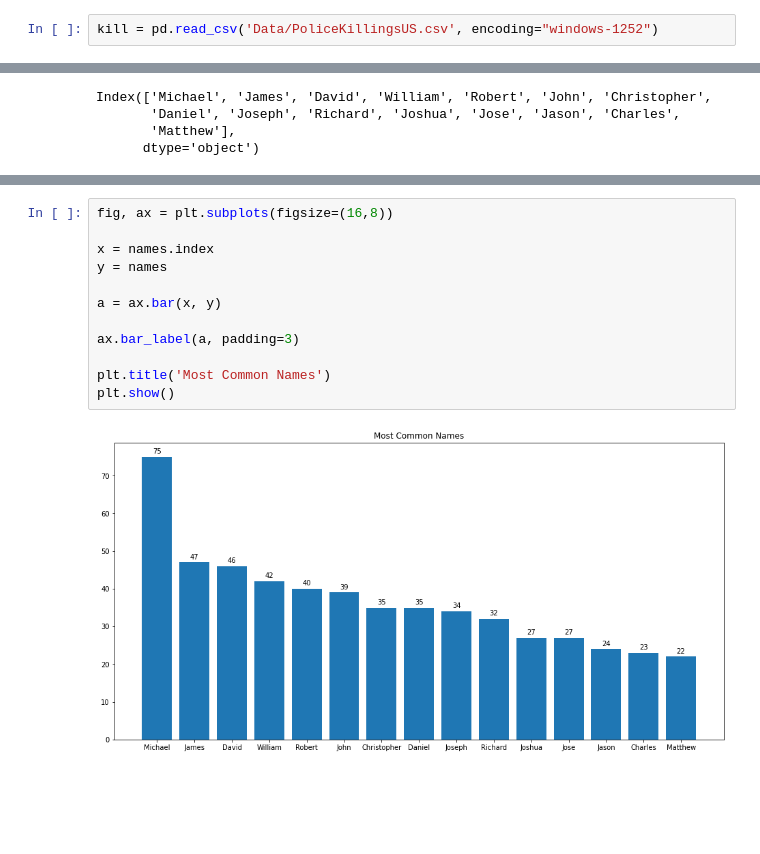
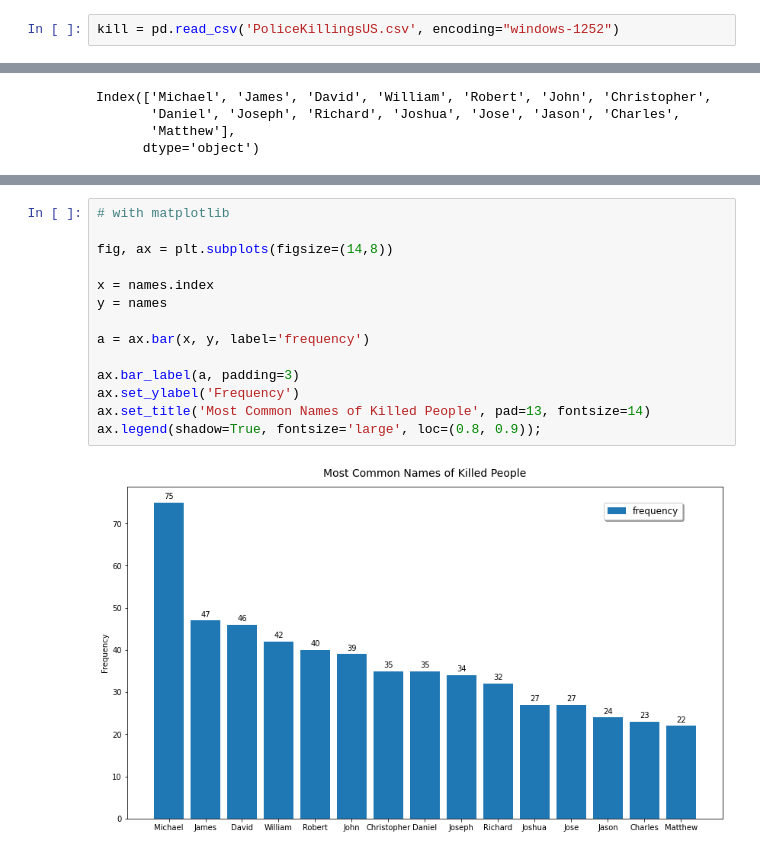
Before and after one commit to adsum-ss/Projects-DataAnalysisWithPython, a Jupyter notebook: Police Killing-USA/DVwPY_PoliceKilling_US1.ipynb, the cells around one changed output, grey strips where cells are left out. Drawn from its saved outputs; the diff is of its cells as text; blank space fills up the shorter version.

```diff
--- a/Police Killing-USA/DVwPY_PoliceKilling_US1.ipynb
+++ b/Police Killing-USA/DVwPY_PoliceKilling_US1.ipynb
@@ -249,7 +444,7 @@ plt.show()
 # %% [markdown]
 ## 6: Most common 15 Name or Surname of killed people
 # %%
-kill = pd.read_csv('Data/PoliceKillingsUS.csv', encoding="windows-1252")
+kill = pd.read_csv('PoliceKillingsUS.csv', encoding="windows-1252")
 # %%
 names = kill[kill['name'] != 'TK TK']['name'].str.split(' ', expand=True)[0].value_counts().nlargest(15)
 names
@@ -280,14 +491,16 @@ Index(['Michael', 'James', 'David', 'William', 'Robert', 'John', 'Christopher',
 # %%
-fig, ax = plt.subplots(figsize=(16,8))
+# with matplotlib
+
+fig, ax = plt.subplots(figsize=(14,8))
 
 x = names.index
 y = names
 
-a = ax.bar(x, y)
+a = ax.bar(x, y, label='frequency')
 
 ax.bar_label(a, padding=3)
-
-plt.title('Most Common Names')
-plt.show()
+ax.set_ylabel('Frequency')
+ax.set_title('Most Common Names of Killed People', pad=13, fontsize=14)
+ax.legend(shadow=True, fontsize='large', loc=(0.8, 0.9));
 # %% [output]
-[figure, old version]
+[figure, new version]
```
Also changed, not shown: parts of 42 cells of this notebook.
